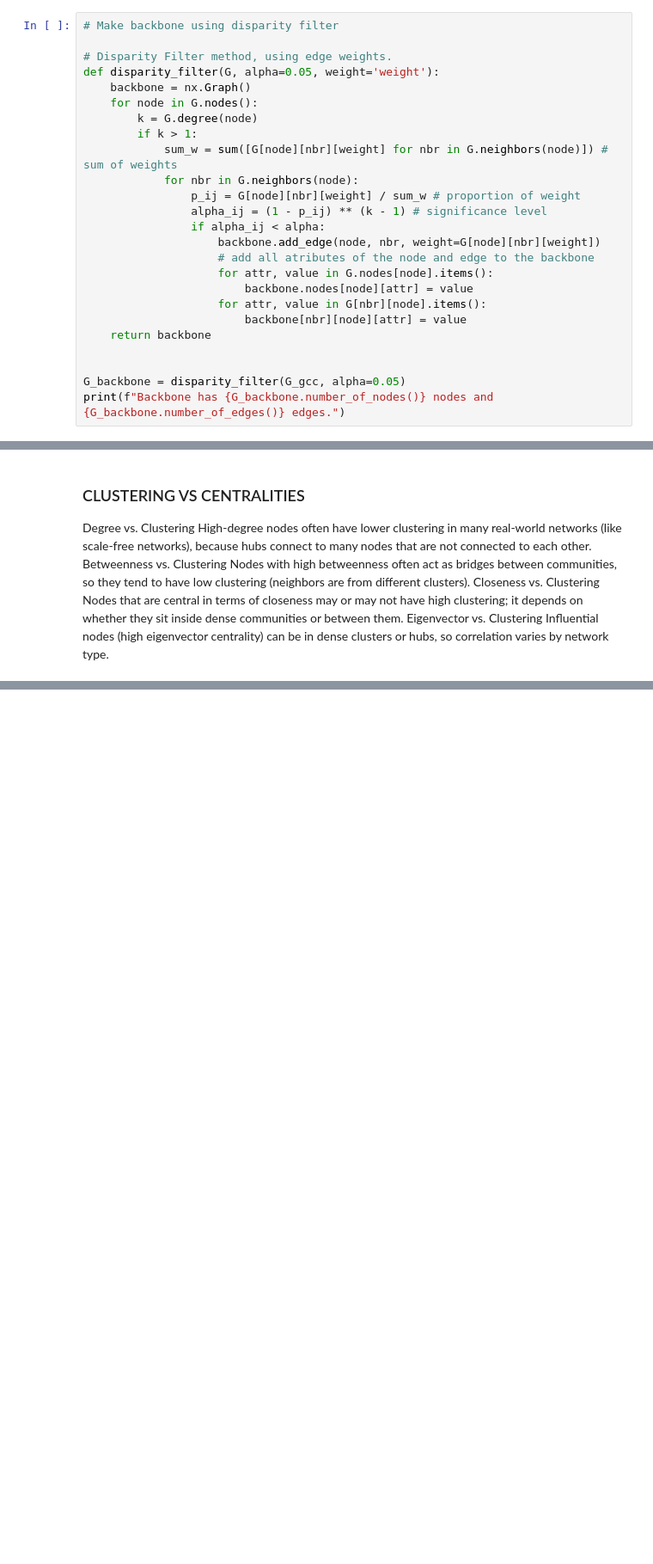
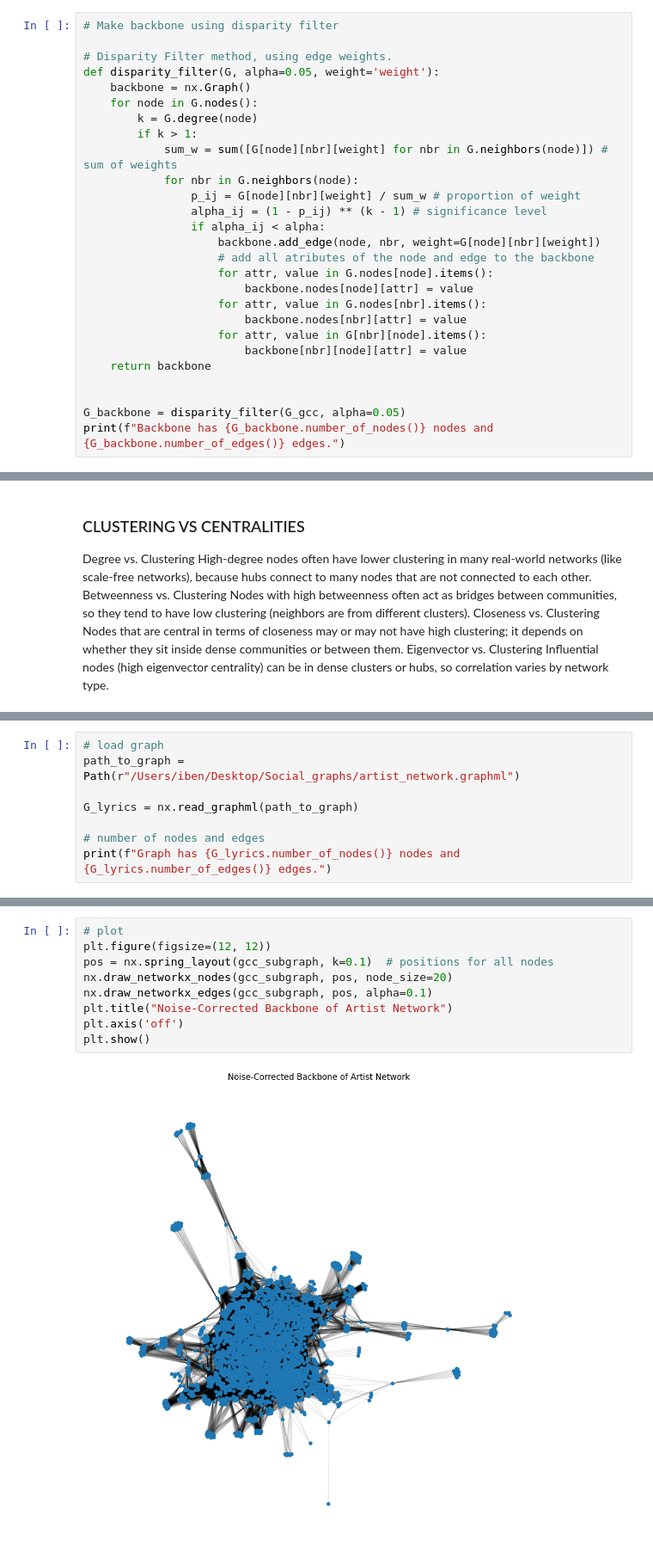
Before and after one commit to noanorgaard/SocialGraphs, a Jupyter notebook: Iben/Network_mess_around.ipynb, the cells around one changed output, grey strips where cells are left out. Shown at 86% size. Drawn from its saved outputs; the diff is of its cells as text; blank space fills up the shorter version.

```diff
--- a/Iben/Network_mess_around.ipynb
+++ b/Iben/Network_mess_around.ipynb
@@ -274,6 +274,8 @@ def disparity_filter(G, alpha=0.05, weight='weight'):
                     # add all atributes of the node and edge to the backbone
                     for attr, value in G.nodes[node].items():
                         backbone.nodes[node][attr] = value
+                    for attr, value in G.nodes[nbr].items():
+                        backbone.nodes[nbr][attr] = value
                     for attr, value in G[nbr][node].items():
                         backbone[nbr][node][attr] = value
     return backbone
@@ -551,0 +556,8 @@ plt.show()
+# %%
+# load graph
+path_to_graph = Path(r"/Users/iben/Desktop/Social_graphs/artist_network.graphml")
+
+G_lyrics = nx.read_graphml(path_to_graph)
+
+# number of nodes and edges
+print(f"Graph has {G_lyrics.number_of_nodes()} nodes and {G_lyrics.number_of_edges()} edges.")
@@ -551,0 +702,11 @@ plt.show()
+# %%
+# plot
+plt.figure(figsize=(12, 12))
+pos = nx.spring_layout(gcc_subgraph, k=0.1)  # positions for all nodes
+nx.draw_networkx_nodes(gcc_subgraph, pos, node_size=20)
+nx.draw_networkx_edges(gcc_subgraph, pos, alpha=0.1)
+plt.title("Noise-Corrected Backbone of Artist Network")
+plt.axis('off')
+plt.show()
+# %% [output]
+[figure, added]
```
Also changed, not shown: parts of 11 cells of this notebook, 1 other file.
